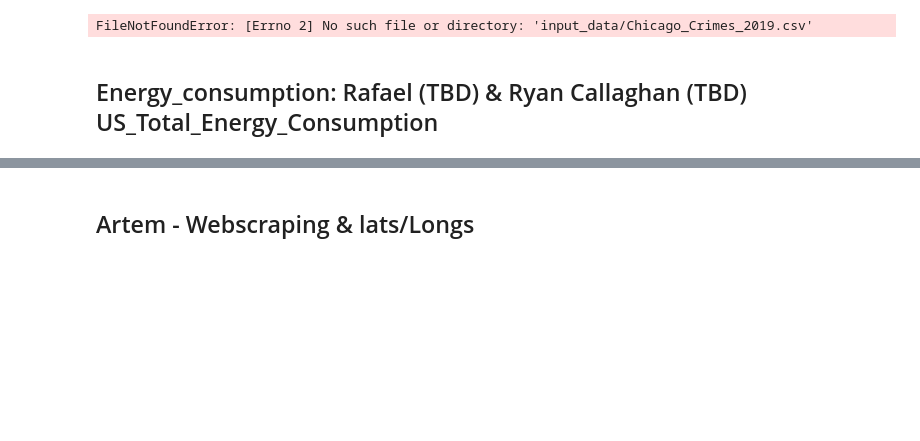
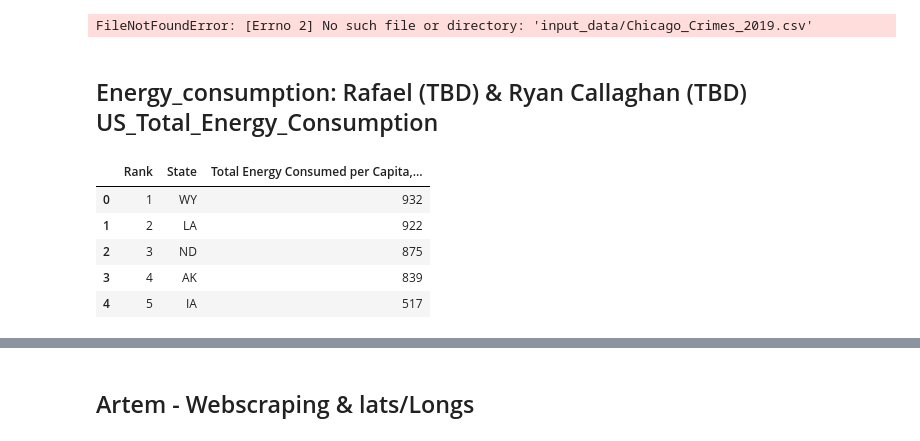
Before and after one commit to ailiushin/group5_project3, a Jupyter notebook: Renewable_Energy.ipynb, the cells around one changed output, grey strips where cells are left out. Drawn from its saved outputs; the diff is of its cells as text; code cells hidden in the pictures; blank space fills up the shorter version.

```diff
--- a/Renewable_Energy.ipynb
+++ b/Renewable_Energy.ipynb
@@ -177,3 +177,15 @@ crimes_data.to_sql(name='crime_table', con=engine, if_exists='append', index=Fal
 FileNotFoundError: [Errno 2] No such file or directory: 'input_data/Chicago_Crimes_2019.csv'
 # %% [markdown]
 ## Energy_consumption: Rafael (TBD) & Ryan Callaghan (TBD) US_Total_Energy_Consumption
+# %%
+# opening the file and creating a df
+energy_consumption_path = 'Resources/Raw Data/US_Total_Energy_Consumption.csv'
+energy_consumption_df = pd.read_csv(energy_consumption_path)
+energy_consumption_df.head()
+# %% [output]
+|  | Rank | State | Total Energy Consumed per Capita,... |
+| 0 | 1 | WY | 932 |
+| 1 | 2 | LA | 922 |
+| 2 | 3 | ND | 875 |
+| 3 | 4 | AK | 839 |
+| 4 | 5 | IA | 517 |
```
Also changed, not shown: parts of 6 cells of this notebook.
